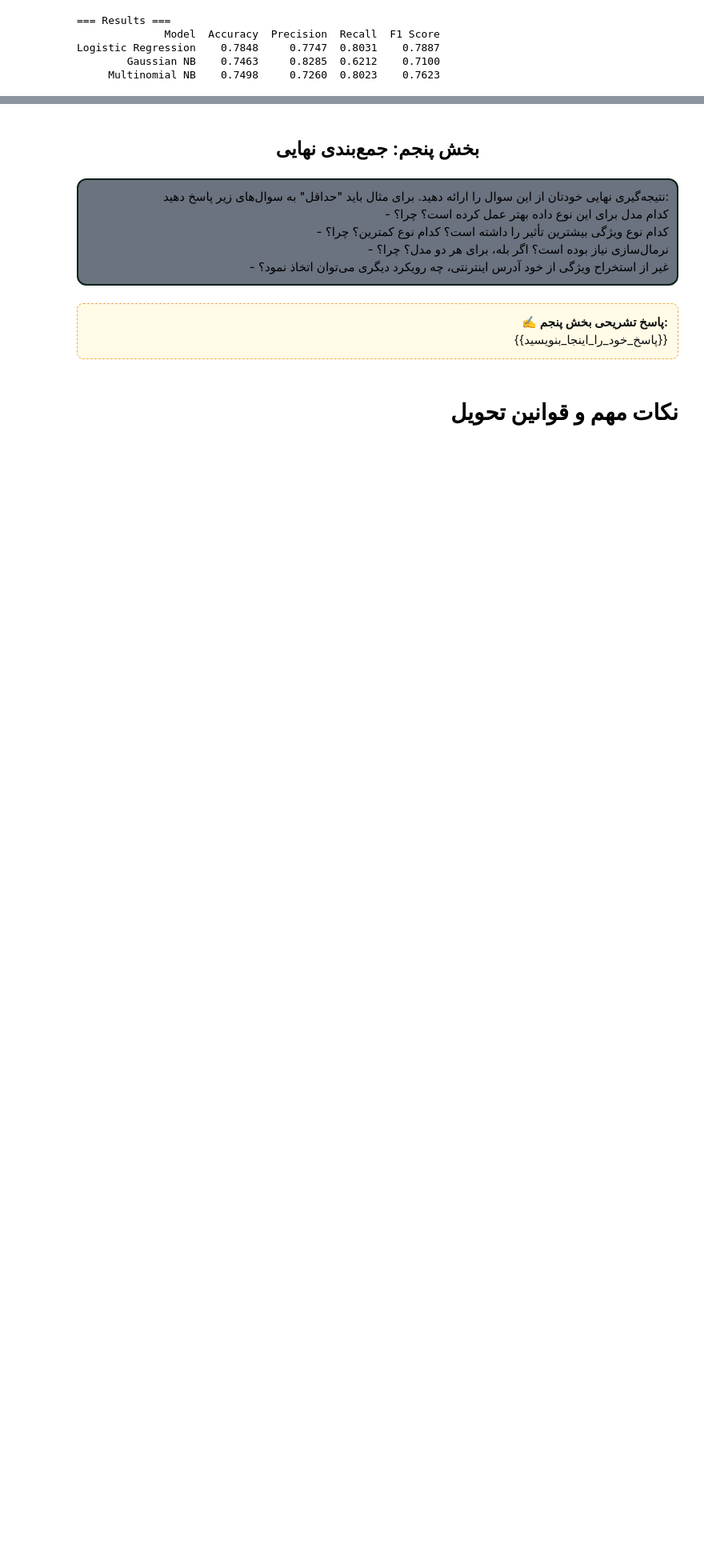
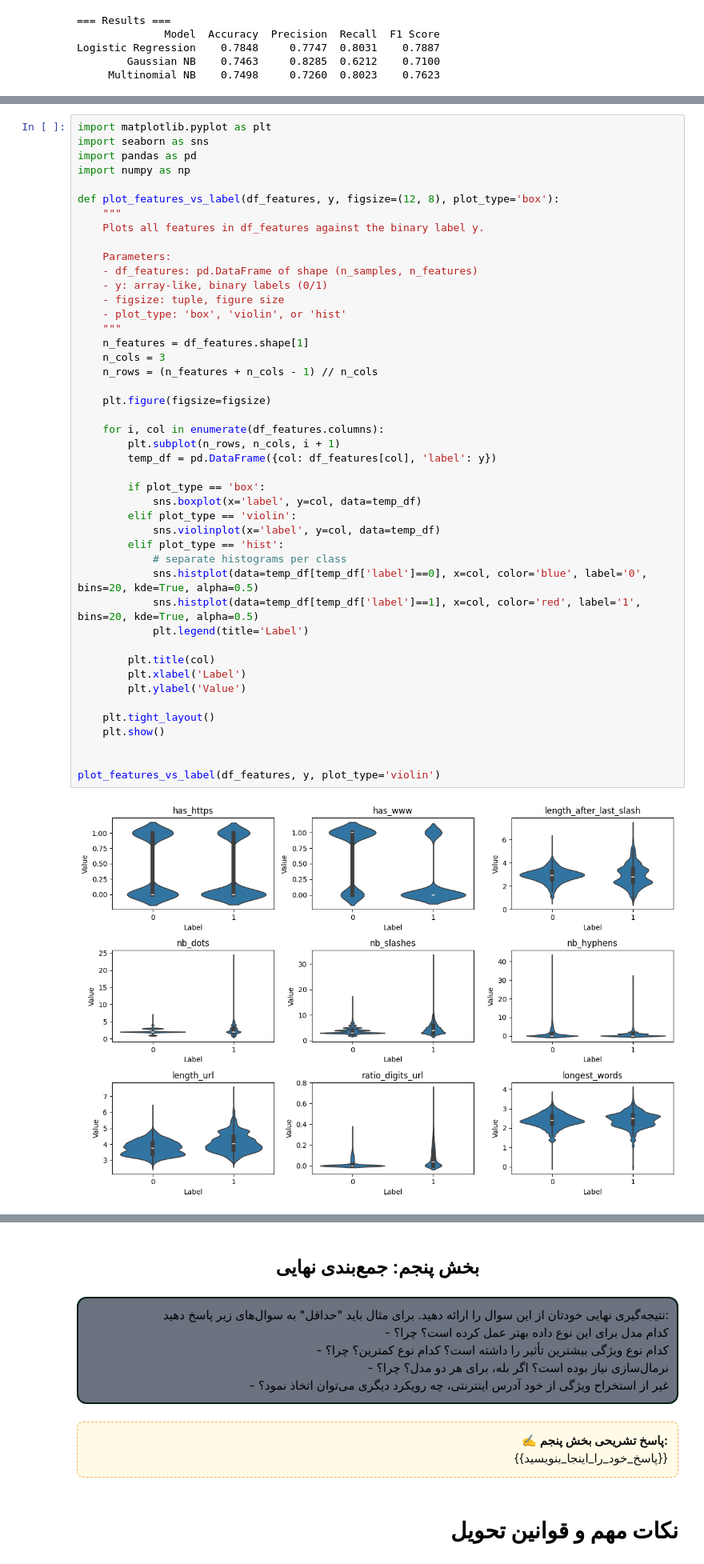
Before and after one commit to NavidAdib98/NLP___spam-detection__URL-phishing-detection, a Jupyter notebook: NLP_HW2.ipynb, the cells around one changed output, grey strips where cells are left out. Shown at 80% size. Cells and saved outputs as stored; diff of their text form; blank space fills up the shorter version.

Commit message:
dd visuallization

```diff
--- a/NLP_HW2.ipynb
+++ b/NLP_HW2.ipynb
@@ -1614,0 +1721,47 @@ Logistic Regression    0.7848     0.7747  0.8031    0.7887
+# %%
+import matplotlib.pyplot as plt
+import seaborn as sns
+import pandas as pd
+import numpy as np
+
+def plot_features_vs_label(df_features, y, figsize=(12, 8), plot_type='box'):
+    """
+    Plots all features in df_features against the binary label y.
+
+    Parameters:
+    - df_features: pd.DataFrame of shape (n_samples, n_features)
+    - y: array-like, binary labels (0/1)
+    - figsize: tuple, figure size
+    - plot_type: 'box', 'violin', or 'hist'
+    """
+    n_features = df_features.shape[1]
+    n_cols = 3
+    n_rows = (n_features + n_cols - 1) // n_cols
+
+    plt.figure(figsize=figsize)
+
+    for i, col in enumerate(df_features.columns):
+        plt.subplot(n_rows, n_cols, i + 1)
+        temp_df = pd.DataFrame({col: df_features[col], 'label': y})
+
+        if plot_type == 'box':
+            sns.boxplot(x='label', y=col, data=temp_df)
+        elif plot_type == 'violin':
+            sns.violinplot(x='label', y=col, data=temp_df)
+        elif plot_type == 'hist':
+            # separate histograms per class
+            sns.histplot(data=temp_df[temp_df['label']==0], x=col, color='blue', label='0', bins=20, kde=True, alpha=0.5)
+            sns.histplot(data=temp_df[temp_df['label']==1], x=col, color='red', label='1', bins=20, kde=True, alpha=0.5)
+            plt.legend(title='Label')
+
+        plt.title(col)
+        plt.xlabel('Label')
+        plt.ylabel('Value')
+
+    plt.tight_layout()
+    plt.show()
+
+
+plot_features_vs_label(df_features, y, plot_type='violin')
+# %% [output]
+[figure, added]
```
Also changed, not shown: parts of 8 cells of this notebook, 1 other file.
